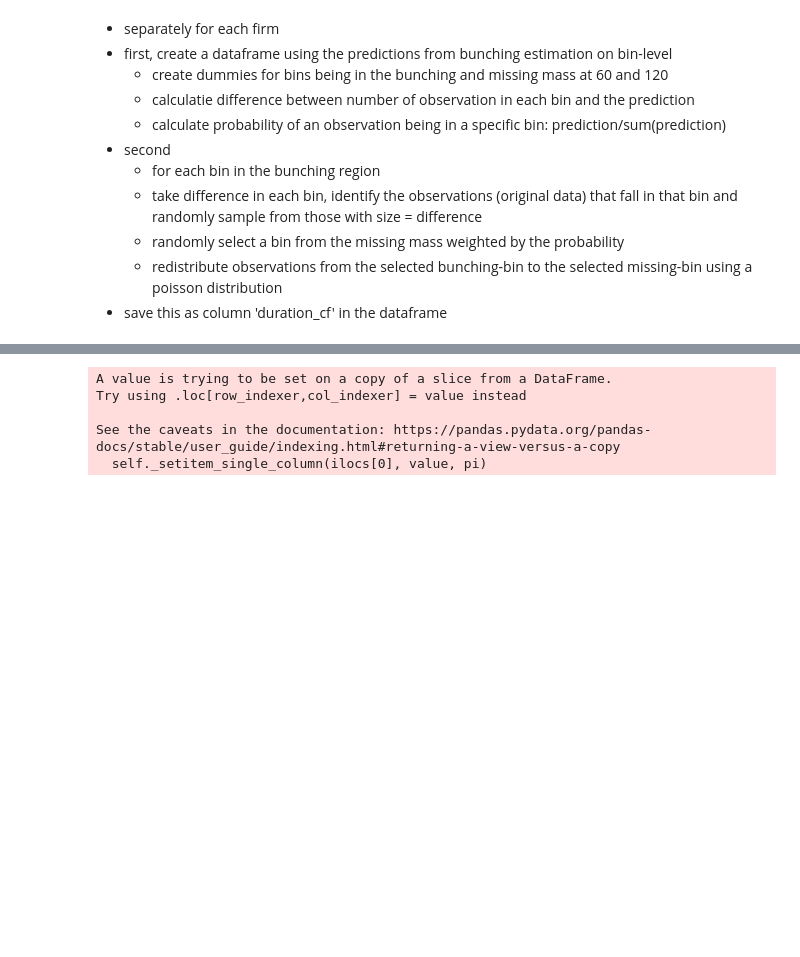
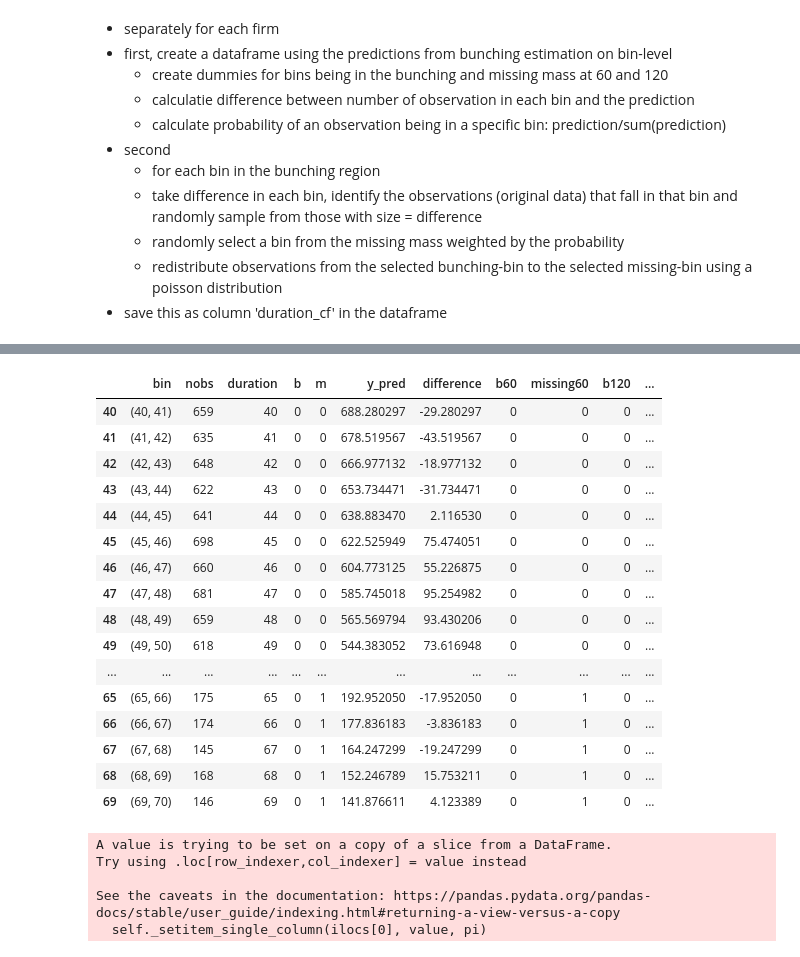
Before and after one commit to paulaleoni/delhi_outages, a Jupyter notebook: src/outage_bunching.ipynb, the cells around one changed output, grey strips where cells are left out. Cells and saved outputs as stored; diff of their text form; code cells hidden in the pictures; blank space fills up the shorter version.

```diff
--- a/src/outage_bunching.ipynb
+++ b/src/outage_bunching.ipynb
@@ -35,13 +33,13 @@ data = pd.read_stata(zip.open(file)) # convert_categoricals = True
 data['year'] = data.apply(lambda row: row.date.year, axis=1)
 
 # keep year 2019
-#data = data[data.apply(lambda row: row.date.year == 2019, axis=1)]
+data = data[data.apply(lambda row: row.date.year == 2019, axis=1)]
 
 # keep only unplanned
 data = data.loc[data.planned != 'planned',]
 
 # at least 100 custumers affected
-data = data.loc[data.noofcustomersaffected >= 100]
+data = data.loc[data.noofcustomersaffected >= 100] # comment it out for same results as in do-file
 
 data.reset_index(drop = True)
 
@@ -106,17 +105,17 @@ axs[1].legend()
     - the found z is our $\Delta x$
 # %%
 # bunching at x = 60
-bsize = 1
-ex_reg = 10
-ex_reg_miss = 20
-z = 59
+bsize = 1 # stata: 3
+ex_reg = 10 # stata: 5
+ex_reg_miss = 20 # stata: 5
+z = 60
 z_lower60 = z - bsize*ex_reg
 
 missing60 = z + ex_reg_miss*bsize
 
 for f in bunching:
     dt = bunching[f]['data']
-    bunch60 = tools.bunching(dt.duration_minutes, bsize = bsize, xmax= 115, xmin= 0, z_upper= z, z_lower= z_lower60, missing = missing60, ex_reg= ex_reg, ex_reg_miss=ex_reg_miss, poly_dgr=6)
+    bunch60 = tools.bunching(dt.duration_minutes, bsize = bsize, xmax= 90, xmin= 0, z_upper= z, z_lower= z_lower60, missing = missing60, ex_reg= ex_reg, ex_reg_miss=ex_reg_miss, poly_dgr=6)
     bunching[f].update({'bunch60': bunch60})
     #display(bunch60.estimation_res())
     print(f'-----bunching at 60 -----{f}----------')
@@ -141,15 +143,15 @@ total bunching 4.303755439887405
 # %%
 # bunching at x = 120
-bsize = 1
-ex_reg = 10
-z = 119
-z_lower120 = z - 5 * bsize
+bsize = 1 # stata: 3
+ex_reg = 10 # stata: 2
+z = 120
+z_lower120 = z - ex_reg * bsize
 missing120 = z + ex_reg * bsize
 
 
 for f in bunching:
     dt = bunching[f]['data']
-    bunch120 = tools.bunching(dt.duration_minutes, bsize = bsize, xmax= 160, xmin= 90, z_upper= z, z_lower= z_lower120, missing = missing120, ex_reg= ex_reg, ex_reg_miss = ex_reg_miss, poly_dgr=9, include_missing=False)
+    bunch120 = tools.bunching(dt.duration_minutes, bsize = bsize, xmax= 160, xmin= 90, z_upper= z, z_lower= z_lower120, missing = missing120, ex_reg= ex_reg, ex_reg_miss = ex_reg_miss, poly_dgr=6, include_missing=False)
     bunching[f].update({'bunch120': bunch120})
     #display(bunch120.estimation_res())
     print(f'-----bunching at 120 -----{f}----------')
@@ -278,3 +289,23 @@ True
+# %%
+cf[40:70]
+# %% [output]
+|  | bin | nobs | duration | b | m | y_pred | difference | b60 | missing60 | b120 | ... |
+| 40 | (40, 41) | 659 | 40 | 0 | 0 | 688.280297 | -29.280297 | 0 | 0 | 0 | ... |
+| 41 | (41, 42) | 635 | 41 | 0 | 0 | 678.519567 | -43.519567 | 0 | 0 | 0 | ... |
+| 42 | (42, 43) | 648 | 42 | 0 | 0 | 666.977132 | -18.977132 | 0 | 0 | 0 | ... |
+| 43 | (43, 44) | 622 | 43 | 0 | 0 | 653.734471 | -31.734471 | 0 | 0 | 0 | ... |
+| 44 | (44, 45) | 641 | 44 | 0 | 0 | 638.883470 | 2.116530 | 0 | 0 | 0 | ... |
+| 45 | (45, 46) | 698 | 45 | 0 | 0 | 622.525949 | 75.474051 | 0 | 0 | 0 | ... |
+| 46 | (46, 47) | 660 | 46 | 0 | 0 | 604.773125 | 55.226875 | 0 | 0 | 0 | ... |
+| 47 | (47, 48) | 681 | 47 | 0 | 0 | 585.745018 | 95.254982 | 0 | 0 | 0 | ... |
+| 48 | (48, 49) | 659 | 48 | 0 | 0 | 565.569794 | 93.430206 | 0 | 0 | 0 | ... |
+| 49 | (49, 50) | 618 | 49 | 0 | 0 | 544.383052 | 73.616948 | 0 | 0 | 0 | ... |
+| ... | ... | ... | ... | ... | ... | ... | ... | ... | ... | ... | ... |
+| 65 | (65, 66) | 175 | 65 | 0 | 1 | 192.952050 | -17.952050 | 0 | 1 | 0 | ... |
+| 66 | (66, 67) | 174 | 66 | 0 | 1 | 177.836183 | -3.836183 | 0 | 1 | 0 | ... |
+| 67 | (67, 68) | 145 | 67 | 0 | 1 | 164.247299 | -19.247299 | 0 | 1 | 0 | ... |
+| 68 | (68, 69) | 168 | 68 | 0 | 1 | 152.246789 | 15.753211 | 0 | 1 | 0 | ... |
+| 69 | (69, 70) | 146 | 69 | 0 | 1 | 141.876611 | 4.123389 | 0 | 1 | 0 | ... |
 # %%
 ## difference in b60 need to be distributed to missing mass
 
```
Also changed, not shown: parts of 10 cells of this notebook.
